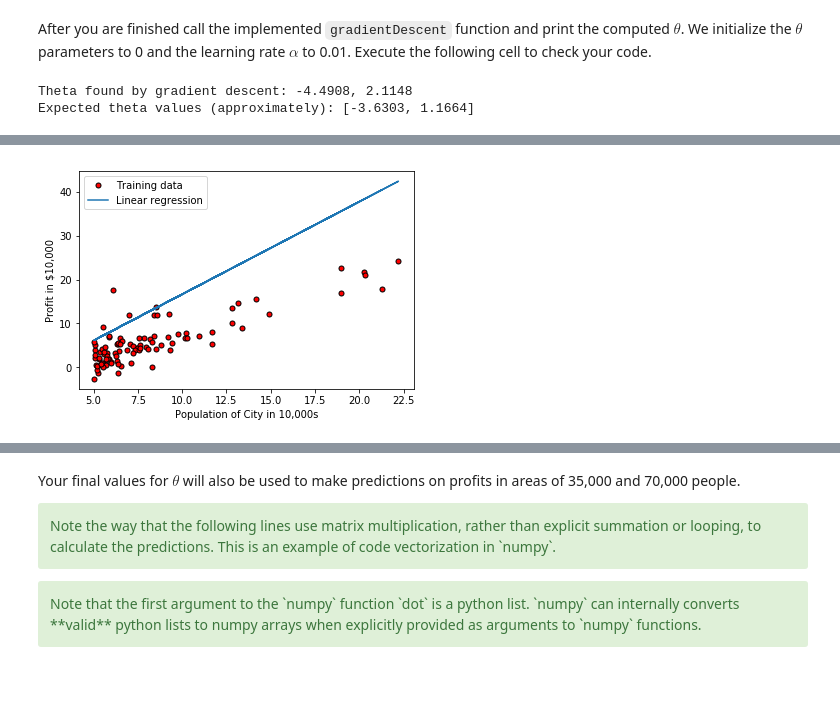
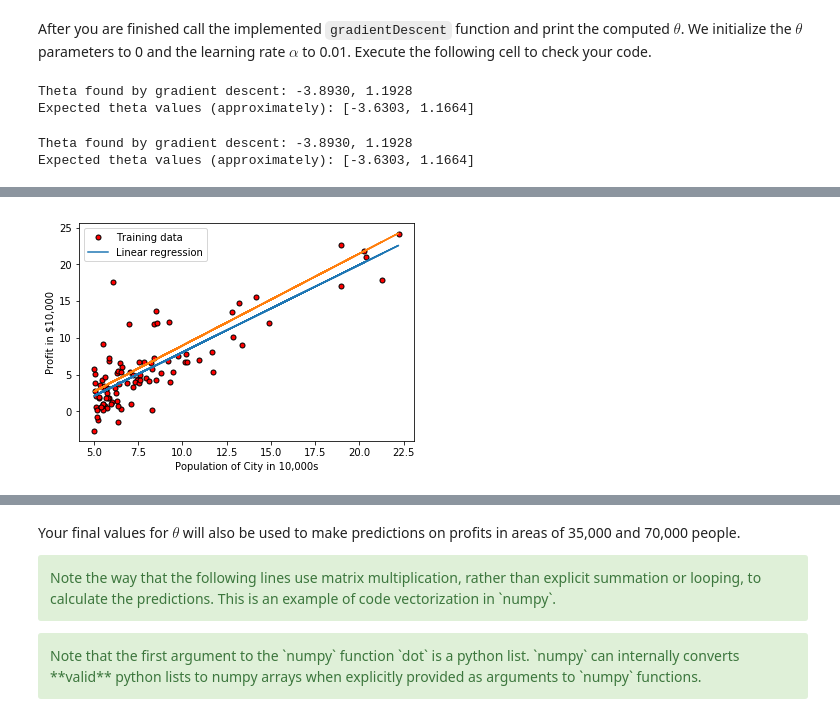
Before and after one commit to Dannynis/DL-ML-DSP, a Jupyter notebook: ml-coursera-python-assignments-master/Exercise1/exercise1.ipynb, the cells around one changed output, grey strips where cells are left out. Saved outputs shown, nothing was run; the diff lists cells and outputs as text; code cells hidden in the pictures; blank space fills up the shorter version.

```diff
--- a/ml-coursera-python-assignments-master/Exercise1/exercise1.ipynb
+++ b/ml-coursera-python-assignments-master/Exercise1/exercise1.ipynb
@@ -541,7 +541,7 @@ def StogradientDescent(X, y, theta, alpha, num_iters):
     # make a copy of theta, to avoid changing the original array, since numpy arrays
     # are passed by reference to functions
     theta = theta.copy()
-
+    theta_history= []
     J_history = [] # Use a python list to save cost in every iteration
 
     for i in range(num_iters):
@@ -563,6 +563,7 @@ def StogradientDescent(X, y, theta, alpha, num_iters):
         # =====================================================================
 
         # save the cost J in every iteration
+        theta_history.append(theta)
         J_history.append(computeCost(X, y, theta))
 
     return theta, J_history
@@ -579,12 +580,26 @@ theta = np.zeros(2)
 iterations = 4000
 alpha = 0.01
 
-theta, J_history = StogradientDescent(X ,y, theta, alpha, iterations)
+theta, J_history = gradientDescent(X ,y, theta, alpha, iterations)
 print('Theta found by gradient descent: {:.4f}, {:.4f}'.format(*theta))
 print('Expected theta values (approximately): [-3.6303, 1.1664]')
 # %% [output]
-Theta found by gradient descent: -4.4908, 2.1148
+Theta found by gradient descent: -3.8930, 1.1928
 Expected theta values (approximately): [-3.6303, 1.1664]
+# %%
+# initialize fitting parameters
+sto_theta = np.zeros(2)
+
+# some gradient descent settings
+iterations = 4000
+alpha = 0.00001
+
+sto_theta, sto_J_history = StogradientDescent(X ,y, theta, alpha, iterations)
+print('Theta found by gradient descent: {:.4f}, {:.4f}'.format(*theta))
+print('Expected theta values (approximately): [-3.6303, 1.1664]')
+# %% [output]
+Theta found by gradient descent: -3.8930, 1.1928
+Expected theta values (approximately): [-3.6303, 1.1664]
 # %% [markdown]
 We will use your final parameters to plot the linear fit. The results should look like the following figure.
 
@@ -592,7 +607,9 @@ We will use your final parameters to plot the linear fit. The results should loo
 # %%
 # plot the linear fit
 plotData(X[:, 1], y)
 pyplot.plot(X[:, 1], np.dot(X, theta), '-')
+pyplot.plot(X[:, 1], np.dot(X, sto_theta), '-')
+
 pyplot.legend(['Training data', 'Linear regression']);
 # %% [output]
-[figure, old version]
+[figure, new version]
```
Also changed, not shown: parts of 1 cell of this notebook.
